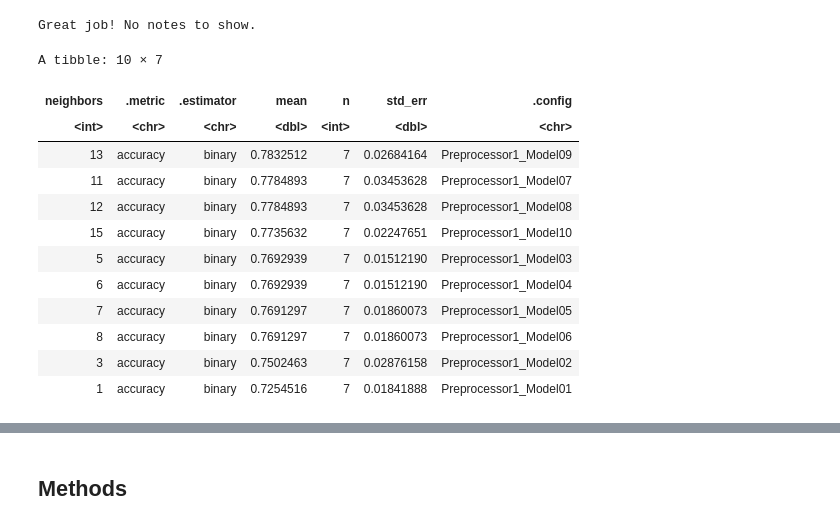
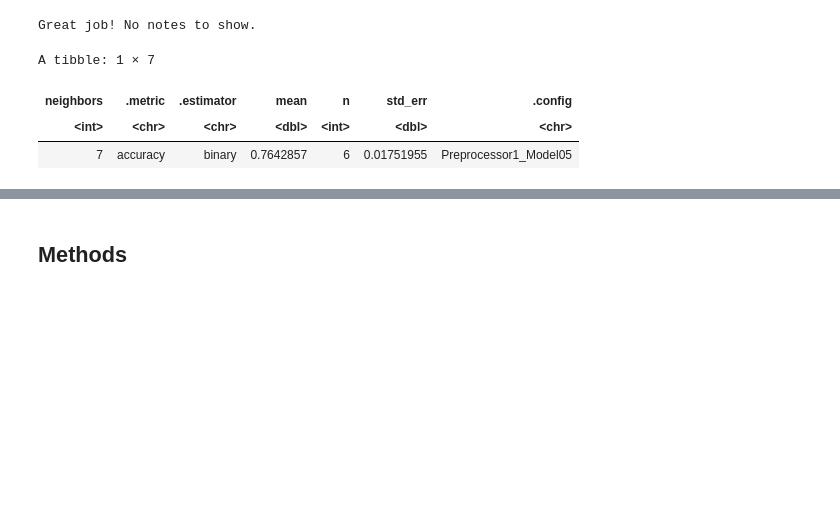
Before and after one commit to shivangibharani/GroupProject, a Jupyter notebook: heart_disease.ipynb, the cells around one changed output, grey strips where cells are left out. Cells and saved outputs as stored; diff of their text form; code cells hidden in the pictures; blank space fills up the shorter version.

Commit message:
add cross validation, add model training with the best k

```diff
--- a/heart_disease.ipynb
+++ b/heart_disease.ipynb
@@ -94,6 +94,8 @@ A tibble: 6 × 6
 # Here we use prop = 0.7 but we may change as we build our model
 
 set.seed(100)
+
+heart_clean <- drop_na(heart_clean)
 
 split <- initial_split(heart_clean, prop = 0.7, strata = num)
 heart_train <- training(split)
@@ -211,4 +209,4 @@ If we take a closer look at these two variables with boxplots, we can visualize
 # %% [markdown]
 ## Data Analysis
 # %%
-heart_train <- drop_na(heart_train)
+# heart_train <- drop_na(heart_train)
@@ -222,7 +222,7 @@ heart_recipe <- recipe(num ~ age + sex + chol + thalach + ca, data = heart_train
     step_center(age, chol, thalach, ca)
 
 set.seed(100)
-heart_vfold <- vfold_cv(heart_train, v = 7, strata = num)
+heart_vfold <- vfold_cv(heart_train, v = 6, strata = num)
 # %%
 heart_workflow <- workflow() |>
     add_recipe(heart_recipe) |>
@@ -242,19 +242,12 @@ Great job! No notes to show.
 # %%
 heart_k_min <- heart_results |>
 filter(.metric == "accuracy") |>
-arrange(desc(mean))
+arrange(desc(mean)) |>
+slice(1)
+#select(neighbors)
 heart_k_min
 # %% [output]
-A tibble: 10 × 7
+A tibble: 1 × 7
 | neighbors | .metric | .estimator | mean | n | std_err | .config |
 | <int> | <chr> | <chr> | <dbl> | <int> | <dbl> | <chr> |
-| 13 | accuracy | binary | 0.7832512 | 7 | 0.02684164 | Preprocessor1_Model09 |
-| 11 | accuracy | binary | 0.7784893 | 7 | 0.03453628 | Preprocessor1_Model07 |
-| 12 | accuracy | binary | 0.7784893 | 7 | 0.03453628 | Preprocessor1_Model08 |
-| 15 | accuracy | binary | 0.7735632 | 7 | 0.02247651 | Preprocessor1_Model10 |
-| 5 | accuracy | binary | 0.7692939 | 7 | 0.01512190 | Preprocessor1_Model03 |
-| 6 | accuracy | binary | 0.7692939 | 7 | 0.01512190 | Preprocessor1_Model04 |
-| 7 | accuracy | binary | 0.7691297 | 7 | 0.01860073 | Preprocessor1_Model05 |
-| 8 | accuracy | binary | 0.7691297 | 7 | 0.01860073 | Preprocessor1_Model06 |
-| 3 | accuracy | binary | 0.7502463 | 7 | 0.02876158 | Preprocessor1_Model02 |
-| 1 | accuracy | binary | 0.7254516 | 7 | 0.01841888 | Preprocessor1_Model01 |
+| 7 | accuracy | binary | 0.7642857 | 6 | 0.01751955 | Preprocessor1_Model05 |
```
Also changed, not shown: parts of 8 cells of this notebook.
